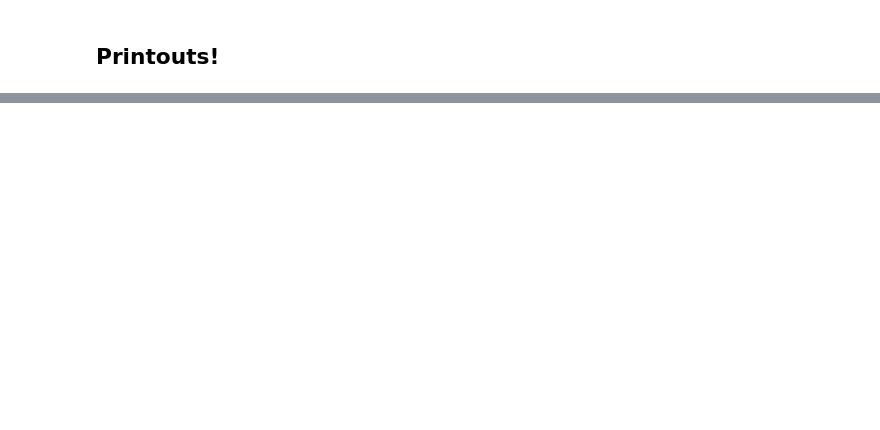
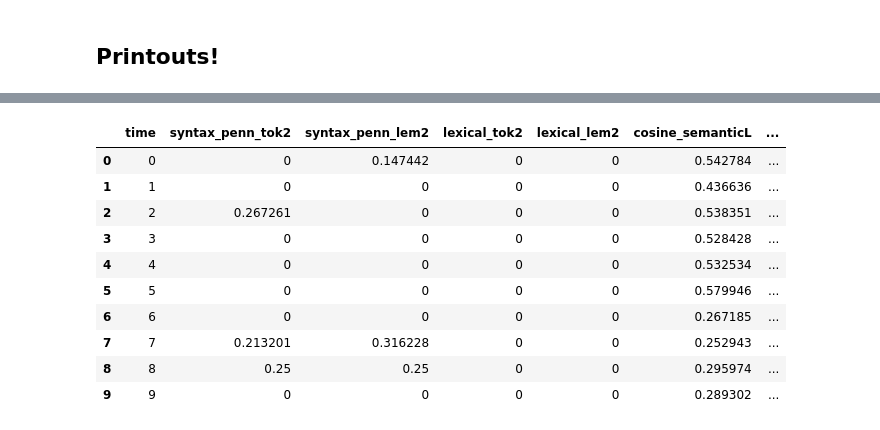
Before and after one commit to nickduran/align-linguistic-alignment, a Jupyter notebook: ALIGN_MASTER.ipynb, the cells around one changed output, grey strips where cells are left out. Saved outputs shown, nothing was run; the diff lists cells and outputs as text; code cells hidden in the pictures; blank space fills up the shorter version.

```diff
--- a/ALIGN_MASTER.ipynb
+++ b/ALIGN_MASTER.ipynb
@@ -1993,3 +2027,15 @@ end - start_phase1
 # %%
-# turn_surrogate.head(10)
+turn_surrogate.head(10)
+# %% [output]
+|  | time | syntax_penn_tok2 | syntax_penn_lem2 | lexical_tok2 | lexical_lem2 | cosine_semanticL | ... |
+| 0 | 0 | 0 | 0.147442 | 0 | 0 | 0.542784 | ... |
+| 1 | 1 | 0 | 0 | 0 | 0 | 0.436636 | ... |
+| 2 | 2 | 0.267261 | 0 | 0 | 0 | 0.538351 | ... |
+| 3 | 3 | 0 | 0 | 0 | 0 | 0.528428 | ... |
+| 4 | 4 | 0 | 0 | 0 | 0 | 0.532534 | ... |
+| 5 | 5 | 0 | 0 | 0 | 0 | 0.579946 | ... |
+| 6 | 6 | 0 | 0 | 0 | 0 | 0.267185 | ... |
+| 7 | 7 | 0.213201 | 0.316228 | 0 | 0 | 0.252943 | ... |
+| 8 | 8 | 0.25 | 0.25 | 0 | 0 | 0.295974 | ... |
+| 9 | 9 | 0 | 0 | 0 | 0 | 0.289302 | ... |
 # %%
```
Also changed, not shown: parts of 43 cells of this notebook.
